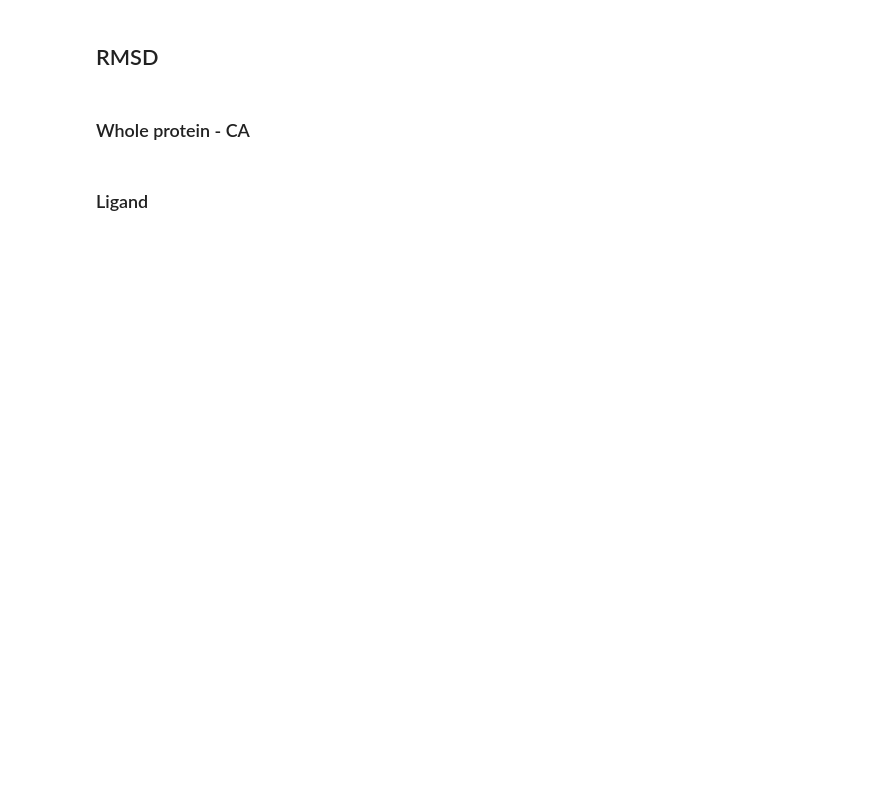
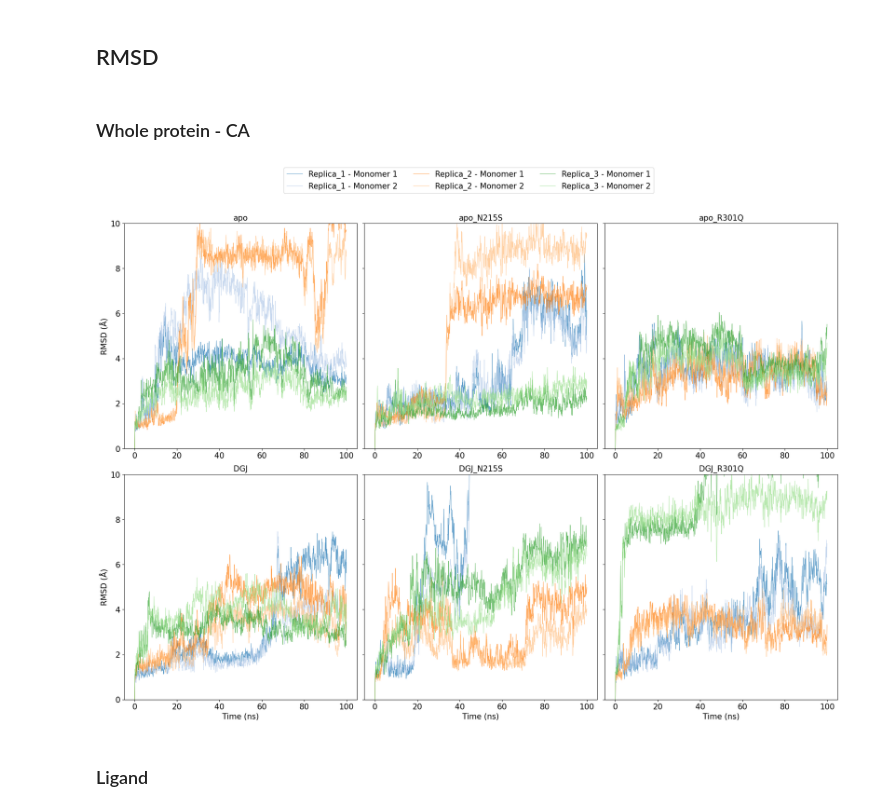
Before and after one commit to giorginolab/aGAL-MD, a Jupyter notebook: functions/2_evaluation.ipynb, the cells around one changed output. Cells and saved outputs as stored; diff of their text form; code cells hidden in the pictures; blank space fills up the shorter version.

```diff
--- a/functions/2_evaluation.ipynb
+++ b/functions/2_evaluation.ipynb
@@ -41,8 +44,8 @@ for s in structure:
     for r in replica:
         topology = f'../dist/3s5y/{s}{r}/{s}{r}_noh.psf'
         trajectory = f'../dist/3s5y/{s}{r}/{s}{r}_noh_s10.xtc'
-        rmsd(f'{s}{r}_CA_P0', topology, trajectory,  trajrmsdstr='protein and name CA and segid P0', trajalnstr='protein and name CA',refalnstr='protein and name CA',  refrmsdstr = 'protein and name CA and segid P0')
-        rmsd(f'{s}{r}_CA_P1', topology, trajectory,  trajrmsdstr='protein and name CA and segid P1', trajalnstr='protein and name CA',refalnstr='protein and name CA', refrmsdstr = 'protein and name CA and segid P1')
+        rmsd('3s5y', f'{s}{r}_CA_P0', topology, trajectory,  trajrmsdstr='protein and name CA and segid P0', trajalnstr='protein and name CA',refalnstr='protein and name CA',  refrmsdstr = 'protein and name CA and segid P0')
+        rmsd('3s5y', f'{s}{r}_CA_P1', topology, trajectory,  trajrmsdstr='protein and name CA and segid P1', trajalnstr='protein and name CA',refalnstr='protein and name CA', refrmsdstr = 'protein and name CA and segid P1')
 # %%
 structures = ['apo', 'apo_N215S', 'apo_R301Q',
               'DGJ', 'DGJ_N215S', 'DGJ_R301Q']
@@ -57,36 +60,38 @@ replica_colors = {
 
 fig, axes = plt.subplots(nrows=2, ncols=3, figsize=(20, 15), sharey=True)
 axes = axes.flatten()  # easier to index
 
 for i, s in enumerate(structures):
     ax = axes[i]
     for r in replicas:
-        data1 = pd.read_csv(f'../results/tables/{s}{r}_CA_P0_rmsd.csv')
-        data2 = pd.read_csv(f'../results/tables/{s}{r}_CA_P1_rmsd.csv')
+        data1 = pd.read_csv(f'../results/3s5y/tables/{s}{r}_CA_P0_rmsd.csv')
+        data2 = pd.read_csv(f'../results/3s5y/tables/{s}{r}_CA_P1_rmsd.csv')
         if i == 0:
             ax.plot(data1['time'], data1['rmsd'], linestyle='-', linewidth=0.8, alpha=0.7, label=f"Replica{r} - Monomer 1",color=replica_colors[f"{r}_P0"])
             ax.plot(data2['time'], data2['rmsd'], linestyle='-', linewidth=0.8, alpha=0.7, label=f"Replica{r} - Monomer 2",color=replica_colors[f"{r}_P1"])
         else:
             ax.plot(data2['time'], data2['rmsd'], linestyle='-', linewidth=0.8, alpha=0.7,color=replica_colors[f"{r}_P0"])
             ax.plot(data1['time'], data1['rmsd'], linestyle='-', linewidth=0.8, alpha=0.7,color=replica_colors[f"{r}_P1"])
 
     ax.set_title(s)
 
     ax.set_ylim(0,10)
     if i < 3:
         ax.set_xlabel('')
     else:
         ax.set_xlabel("Time (ns)")
     if i % 3 != 0:
         ax.set_ylabel('')
     else:
         ax.set_ylabel("RMSD (Å)")
 
 
 fig.legend(loc='upper center', bbox_to_anchor=(0.5, 1),ncol=3)
 plt.tight_layout(rect=[0, 0, 1, 0.92])
-plt.savefig("../results/plots/rmsd_CA_sep.pdf", dpi=300)
+plt.savefig("../results/3s5y/plots/rmsd_CA_sep.pdf", dpi=300)
 _=plt.show()
+# %% [output]
+[figure, added]
 # %% [markdown]
 ### Ligand
 # %%
```
Also changed, not shown: parts of 10 cells of this notebook, 15 other files.
